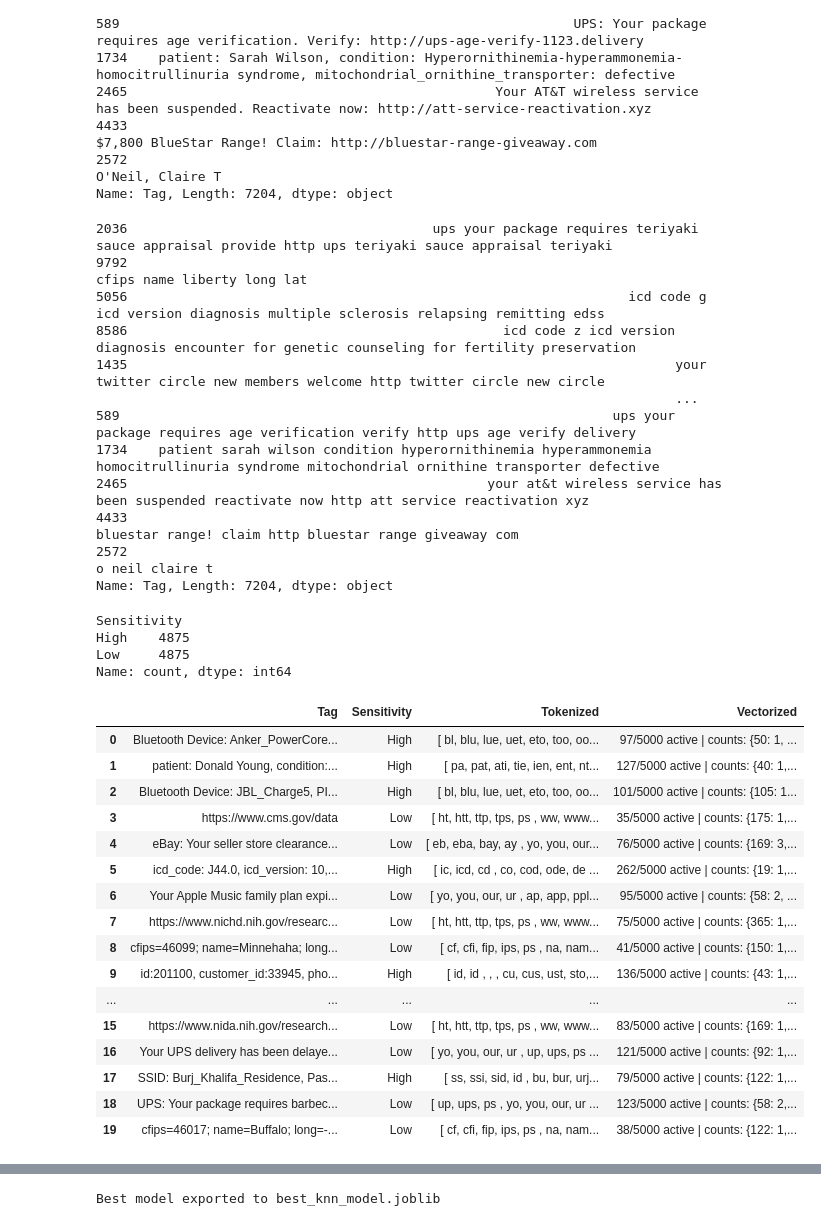
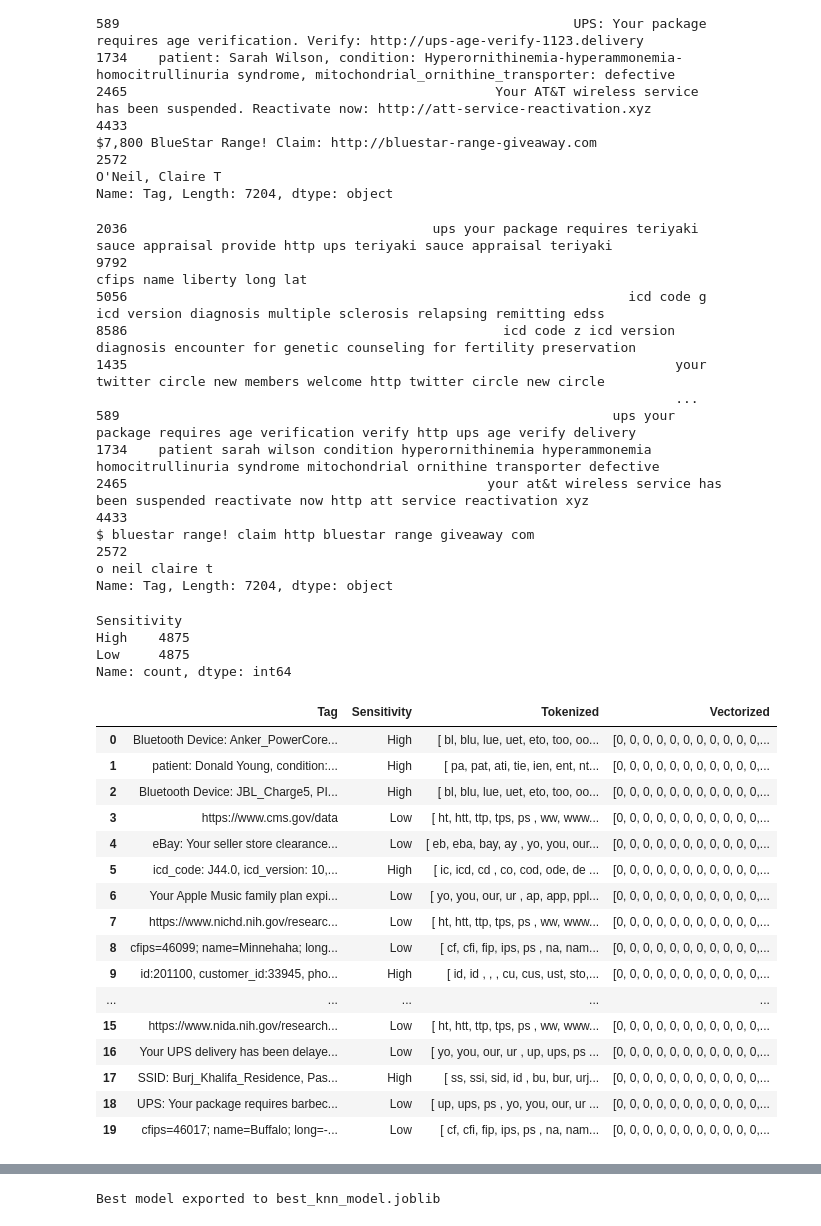
Before and after one commit to woshkrylle/NFCDataAPI, a Jupyter notebook: ModelTraining-1.ipynb, the cells around one changed output, grey strips where cells are left out. Drawn from its saved outputs; the diff is of its cells as text; code cells hidden in the pictures.

```diff
--- a/ModelTraining-1.ipynb
+++ b/ModelTraining-1.ipynb
@@ -120,7 +120,7 @@ import re
 def preprocess_text(text):
     text = text.lower()
     text = re.sub(r'\d+', '', text)               # just remove numbers
-    text = re.sub(r"[=;:/\\._,${}'­-]", ' ', text)
+    text = re.sub(r"[=;:/\\._,\]'{}'-]", ' ', text)
     text = re.sub(r'\s+', ' ', text).strip()
     return text
 # %%
@@ -168,7 +168,7 @@ print (X_train_sample)
 589                                                               ups your package requires age verification verify http ups age verify delivery
 1734    patient sarah wilson condition hyperornithinemia hyperammonemia homocitrullinuria syndrome mitochondrial ornithine transporter defective
 2465                                              your at&t wireless service has been suspended reactivate now http att service reactivation xyz
-4433                                                                                      bluestar range! claim http bluestar range giveaway com
+4433                                                                                    $ bluestar range! claim http bluestar range giveaway com
 2572                                                                                                                             o neil claire t
 Name: Tag, Length: 7204, dtype: object
 # %%
@@ -206,50 +206,52 @@ import pandas as pd
 import re
 
 sample_df = df[['Tag', 'Sensitivity']].sample(20, random_state=38).reset_index(drop=True)
 
 def show_tokens(text):
     text = text.lower()
     text = re.sub(r'\d+', '', text)
     text = re.sub(r'[=;:/\\._-]', ' ', text)
     text = re.sub(r'\s+', ' ', text).strip()
     tokens = []
     for word in text.split():
         padded = f' {word} '
         tokens += [padded[i:i+3] for i in range(len(padded) - 2)]
     return tokens
 
 sample_df['Tokenized'] = sample_df['Tag'].apply(show_tokens)
 
 
 def show_vector(text):
     vec = count_vectorizer.transform([text]).toarray()[0]
     nonzero = {int(i): int(vec[i]) for i in np.where(vec > 0)[0]}
     total_features = len(vec)
     active_features = len(nonzero)
     return f"{active_features}/{total_features} active | counts: {nonzero}"
 
-sample_df['Vectorized'] = sample_df['Tag'].apply(show_vector)
+sample_df['Vectorized'] = sample_df['Tag'].apply(
+    lambda x: count_vectorizer.transform([x]).toarray()[0]
+)
 
 pd.set_option('display.max_colwidth', None)
 sample_df[['Tag', 'Sensitivity', 'Tokenized', 'Vectorized']]
 # %% [output]
 |  | Tag | Sensitivity | Tokenized | Vectorized |
-| 0 | Bluetooth Device: Anker_PowerCore... | High | [ bl, blu, lue, uet, eto, too, oo... | 97/5000 active | counts: {50: 1, ... |
-| 1 | patient: Donald Young, condition:... | High | [ pa, pat, ati, tie, ien, ent, nt... | 127/5000 active | counts: {40: 1,... |
-| 2 | Bluetooth Device: JBL_Charge5, PI... | High | [ bl, blu, lue, uet, eto, too, oo... | 101/5000 active | counts: {105: 1... |
-| 3 | https://www.cms.gov/data | Low | [ ht, htt, ttp, tps, ps , ww, www... | 35/5000 active | counts: {175: 1,... |
-| 4 | eBay: Your seller store clearance... | Low | [ eb, eba, bay, ay , yo, you, our... | 76/5000 active | counts: {169: 3,... |
-| 5 | icd_code: J44.0, icd_version: 10,... | High | [ ic, icd, cd , co, cod, ode, de ... | 262/5000 active | counts: {19: 1,... |
-| 6 | Your Apple Music family plan expi... | Low | [ yo, you, our, ur , ap, app, ppl... | 95/5000 active | counts: {58: 2, ... |
-| 7 | https://www.nichd.nih.gov/researc... | Low | [ ht, htt, ttp, tps, ps , ww, www... | 75/5000 active | counts: {365: 1,... |
-| 8 | cfips=46099; name=Minnehaha; long... | Low | [ cf, cfi, fip, ips, ps , na, nam... | 41/5000 active | counts: {150: 1,... |
-| 9 | id:201100, customer_id:33945, pho... | High | [ id, id , , , cu, cus, ust, sto,... | 136/5000 active | counts: {43: 1,... |
+| 0 | Bluetooth Device: Anker_PowerCore... | High | [ bl, blu, lue, uet, eto, too, oo... | [0, 0, 0, 0, 0, 0, 0, 0, 0, 0, 0,... |
+| 1 | patient: Donald Young, condition:... | High | [ pa, pat, ati, tie, ien, ent, nt... | [0, 0, 0, 0, 0, 0, 0, 0, 0, 0, 0,... |
+| 2 | Bluetooth Device: JBL_Charge5, PI... | High | [ bl, blu, lue, uet, eto, too, oo... | [0, 0, 0, 0, 0, 0, 0, 0, 0, 0, 0,... |
+| 3 | https://www.cms.gov/data | Low | [ ht, htt, ttp, tps, ps , ww, www... | [0, 0, 0, 0, 0, 0, 0, 0, 0, 0, 0,... |
+| 4 | eBay: Your seller store clearance... | Low | [ eb, eba, bay, ay , yo, you, our... | [0, 0, 0, 0, 0, 0, 0, 0, 0, 0, 0,... |
+| 5 | icd_code: J44.0, icd_version: 10,... | High | [ ic, icd, cd , co, cod, ode, de ... | [0, 0, 0, 0, 0, 0, 0, 0, 0, 0, 0,... |
+| 6 | Your Apple Music family plan expi... | Low | [ yo, you, our, ur , ap, app, ppl... | [0, 0, 0, 0, 0, 0, 0, 0, 0, 0, 0,... |
+| 7 | https://www.nichd.nih.gov/researc... | Low | [ ht, htt, ttp, tps, ps , ww, www... | [0, 0, 0, 0, 0, 0, 0, 0, 0, 0, 0,... |
+| 8 | cfips=46099; name=Minnehaha; long... | Low | [ cf, cfi, fip, ips, ps , na, nam... | [0, 0, 0, 0, 0, 0, 0, 0, 0, 0, 0,... |
+| 9 | id:201100, customer_id:33945, pho... | High | [ id, id , , , cu, cus, ust, sto,... | [0, 0, 0, 0, 0, 0, 0, 0, 0, 0, 0,... |
 | ... | ... | ... | ... | ... |
-| 15 | https://www.nida.nih.gov/research... | Low | [ ht, htt, ttp, tps, ps , ww, www... | 83/5000 active | counts: {169: 1,... |
-| 16 | Your UPS delivery has been delaye... | Low | [ yo, you, our, ur , up, ups, ps ... | 121/5000 active | counts: {92: 1,... |
-| 17 | SSID: Burj_Khalifa_Residence, Pas... | High | [ ss, ssi, sid, id , bu, bur, urj... | 79/5000 active | counts: {122: 1,... |
-| 18 | UPS: Your package requires barbec... | Low | [ up, ups, ps , yo, you, our, ur ... | 123/5000 active | counts: {58: 2,... |
-| 19 | cfips=46017; name=Buffalo; long=-... | Low | [ cf, cfi, fip, ips, ps , na, nam... | 38/5000 active | counts: {122: 1,... |
+| 15 | https://www.nida.nih.gov/research... | Low | [ ht, htt, ttp, tps, ps , ww, www... | [0, 0, 0, 0, 0, 0, 0, 0, 0, 0, 0,... |
+| 16 | Your UPS delivery has been delaye... | Low | [ yo, you, our, ur , up, ups, ps ... | [0, 0, 0, 0, 0, 0, 0, 0, 0, 0, 0,... |
+| 17 | SSID: Burj_Khalifa_Residence, Pas... | High | [ ss, ssi, sid, id , bu, bur, urj... | [0, 0, 0, 0, 0, 0, 0, 0, 0, 0, 0,... |
+| 18 | UPS: Your package requires barbec... | Low | [ up, ups, ps , yo, you, our, ur ... | [0, 0, 0, 0, 0, 0, 0, 0, 0, 0, 0,... |
+| 19 | cfips=46017; name=Buffalo; long=-... | Low | [ cf, cfi, fip, ips, ps , na, nam... | [0, 0, 0, 0, 0, 0, 0, 0, 0, 0, 0,... |
 # %%
 import matplotlib.pyplot as plt
 
```
Also changed, not shown: parts of 13 cells of this notebook, 6 other files.
